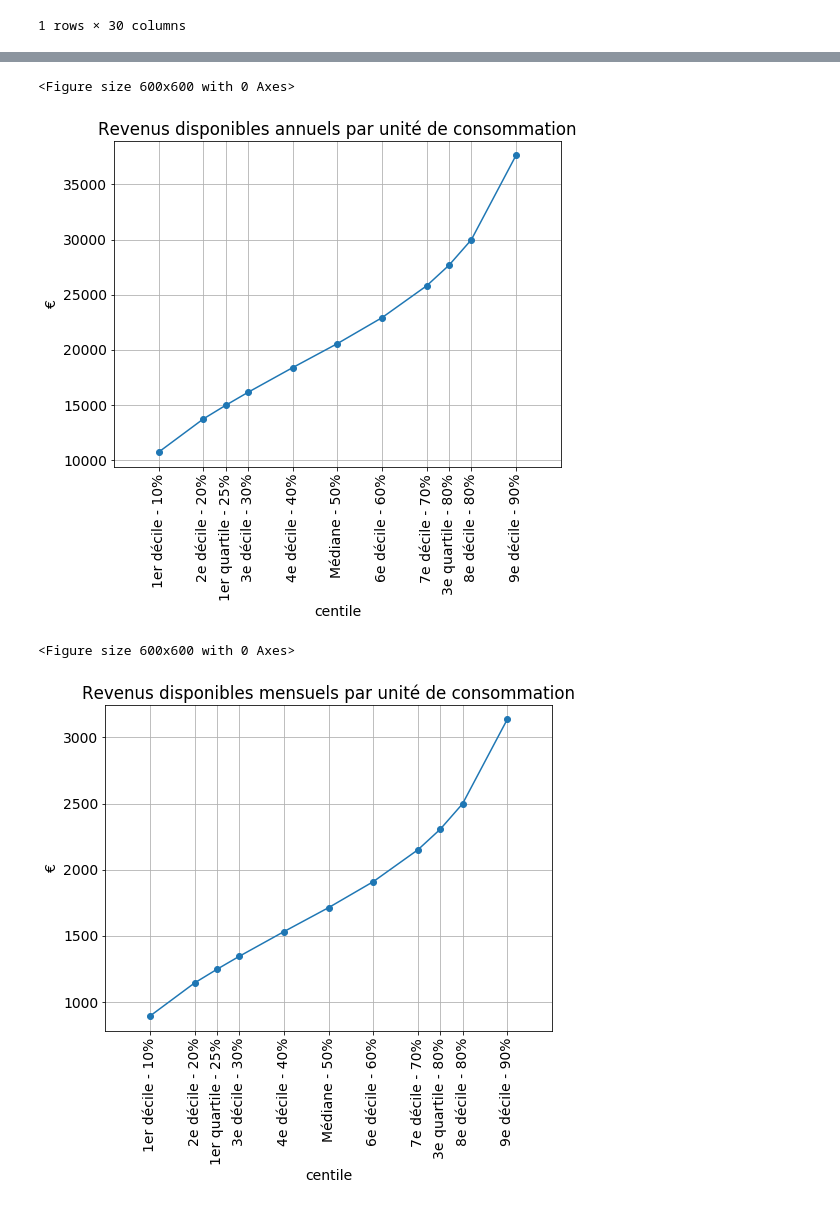
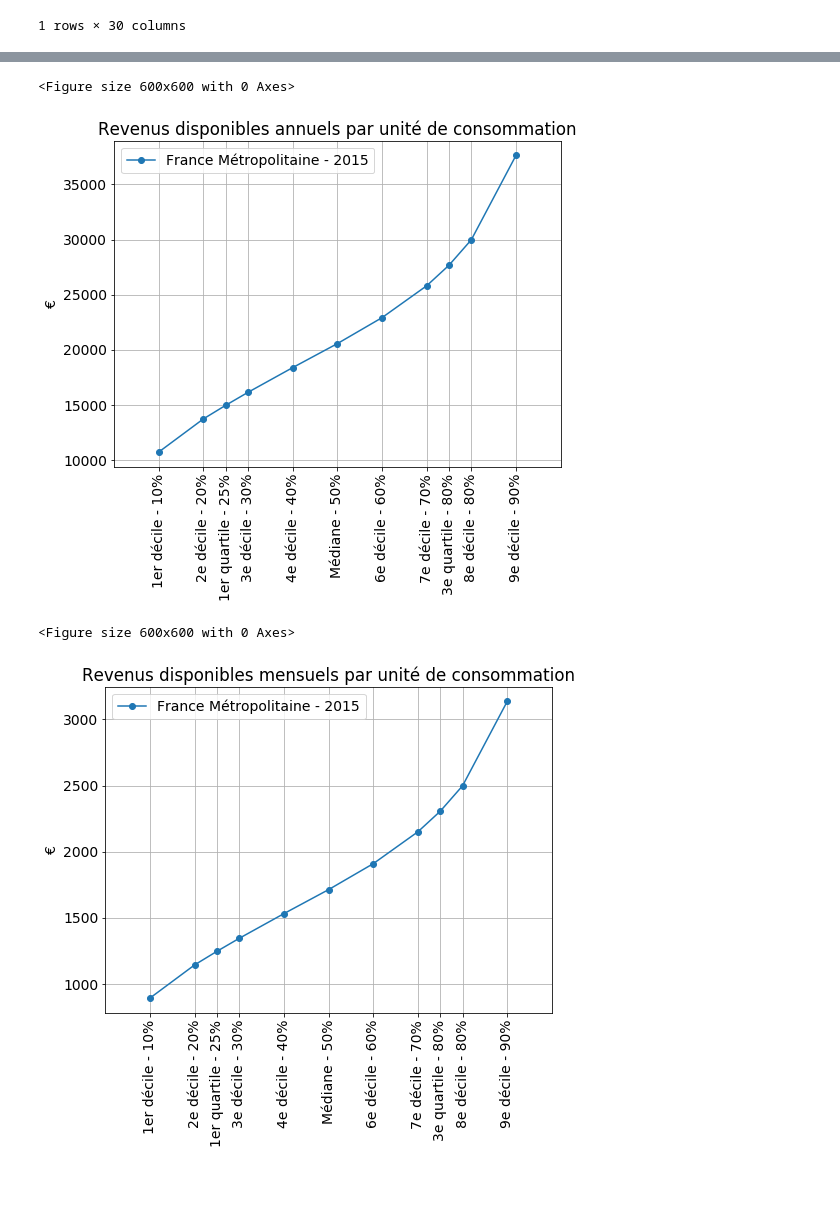
Before and after one commit to adipasquale/france-income-disparities-2015, a Jupyter notebook: revenus disponibles france metropolitaine - deciles.ipynb, the cells around one changed output, grey strips where cells are left out. Cells and saved outputs as stored; diff of their text form; code cells hidden in the pictures.

```diff
--- a/revenus disponibles france metropolitaine - deciles.ipynb
+++ b/revenus disponibles france metropolitaine - deciles.ipynb
@@ -49,20 +49,28 @@ df.head()
 | France métropolitaine | 1 | 27071573 | 62770585.5 | 4.274229e+07 | ... |
 1 rows × 30 columns
 # %%
-df2 = df[[
-    '1er décile (€)', '2e décile (€)', '1er quartile (€)',
-    '3e décile (€)', '4e décile (€)', 'Médiane (€)',
-    '6e décile (€)', '7e décile (€)', '3e quartile (€)',
-    '8e décile (€)', '9e décile (€)'
-]].transpose()
-print()
-df2 = df2.assign(centile=[0.1, 0.2, 0.25, 0.3, 0.4, 0.5, 0.6, 0.7, 0.75, .8, .9])
+df2 = pd.DataFrame(
+    [
+        [df['1er décile (€)']['France métropolitaine']],
+        [df['2e décile (€)']['France métropolitaine']],
+        [df['1er quartile (€)']['France métropolitaine']],
+        [df['3e décile (€)']['France métropolitaine']],
+        [df['4e décile (€)']['France métropolitaine']],
+        [df['Médiane (€)']['France métropolitaine']],
+        [df['6e décile (€)']['France métropolitaine']],
+        [df['7e décile (€)']['France métropolitaine']],
+        [df['3e quartile (€)']['France métropolitaine']],
+        [df['8e décile (€)']['France métropolitaine']],
+        [df['9e décile (€)']['France métropolitaine']]
+    ],
+    index=[0.1, 0.2, 0.25, 0.3, 0.4, 0.5, 0.6, 0.7, 0.75, .8, .9],
+    columns=["France Métropolitaine - 2015"]
+)
 df2 = df2.assign(label=[
     '1er décile - 10%', '2e décile - 20%', '1er quartile - 25%',
     '3e décile - 30%', '4e décile - 40%', 'Médiane - 50%',
     '6e décile - 60%', '7e décile - 70%', '3e quartile - 80%',
     '8e décile - 80%', '9e décile - 90%'
 ])
-df3 = df2.set_index('centile')
-df3
+df2
 # %% [output]
@@ -82,24 +89,24 @@ df3
 # %%
 plt.rcParams['figure.figsize'] = [8, 6]
 font = {'size': 14}
 matplotlib.rc('font', **font)
 
 def chart(df, ylabel):
     plt.figure(figsize=(1,1), dpi=600)
-    ax = df.plot(kind="line", marker="o", grid=True, legend=False)
+    ax = df.plot(kind="line", marker="o", grid=True, legend=True)
     ax.set_ylabel("€")
     ax.set_title(ylabel)
     ax.set_xticks(df.index.tolist())
     ax.set_xlim([0,1])
     ax.set_xticklabels(df.label, rotation=90)
 
 
-chart(df3, "Revenus disponibles annuels par unité de consommation")
-df4 = df3.copy()
-df4['France métropolitaine'] = df4['France métropolitaine'] / 12
-chart(df4, "Revenus disponibles mensuels par unité de consommation")
+chart(df2, "Revenus disponibles annuels par unité de consommation")
+df3 = df2.copy()
+df3['France Métropolitaine - 2015'] = df3['France Métropolitaine - 2015'] / 12
+chart(df3, "Revenus disponibles mensuels par unité de consommation")
 # %% [output]
 <Figure size 600x600 with 0 Axes>
-[figure, old version]
+[figure, new version]
 <Figure size 600x600 with 0 Axes>
-[figure, old version]
+[figure, new version]
```
Also changed, not shown: parts of 1 cell of this notebook.
